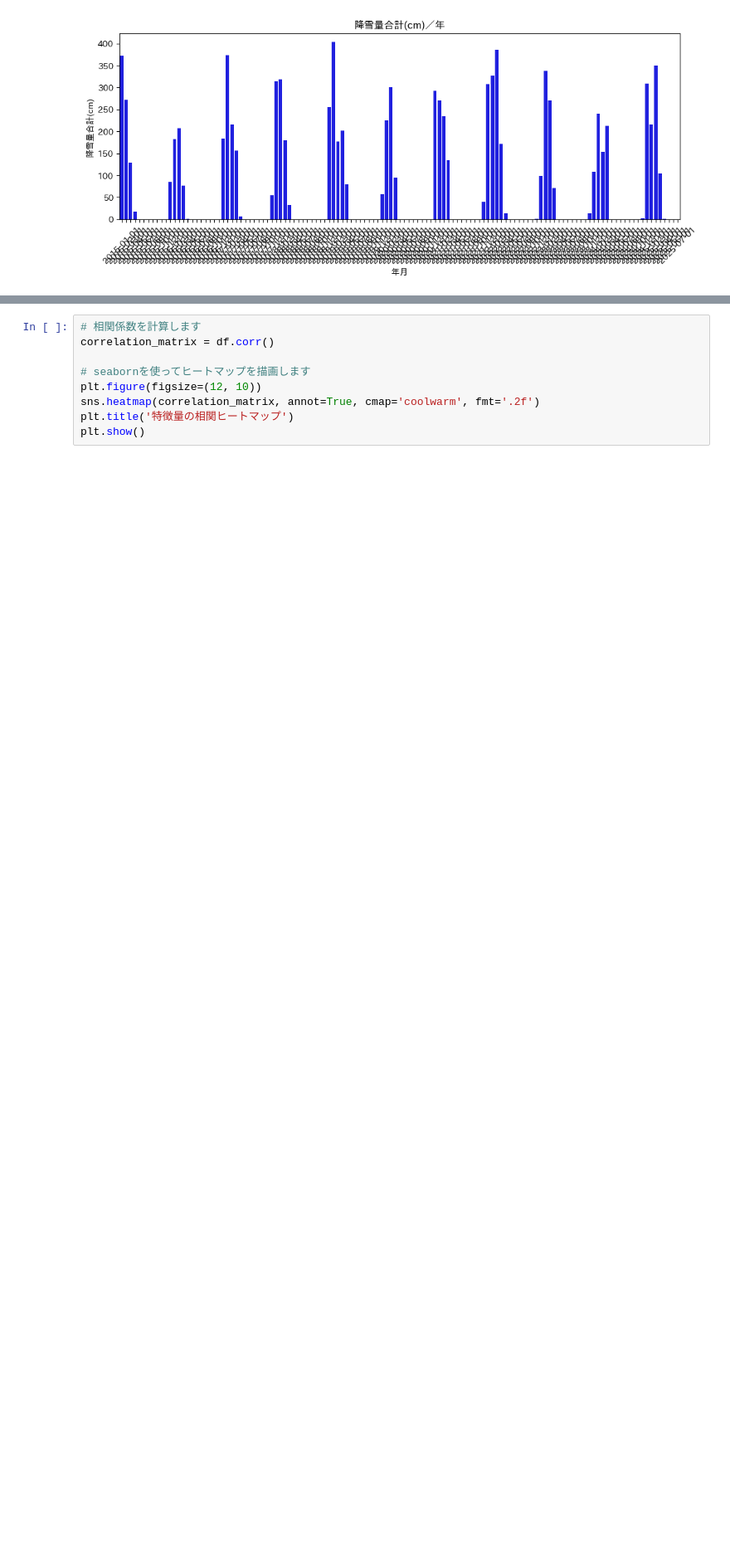
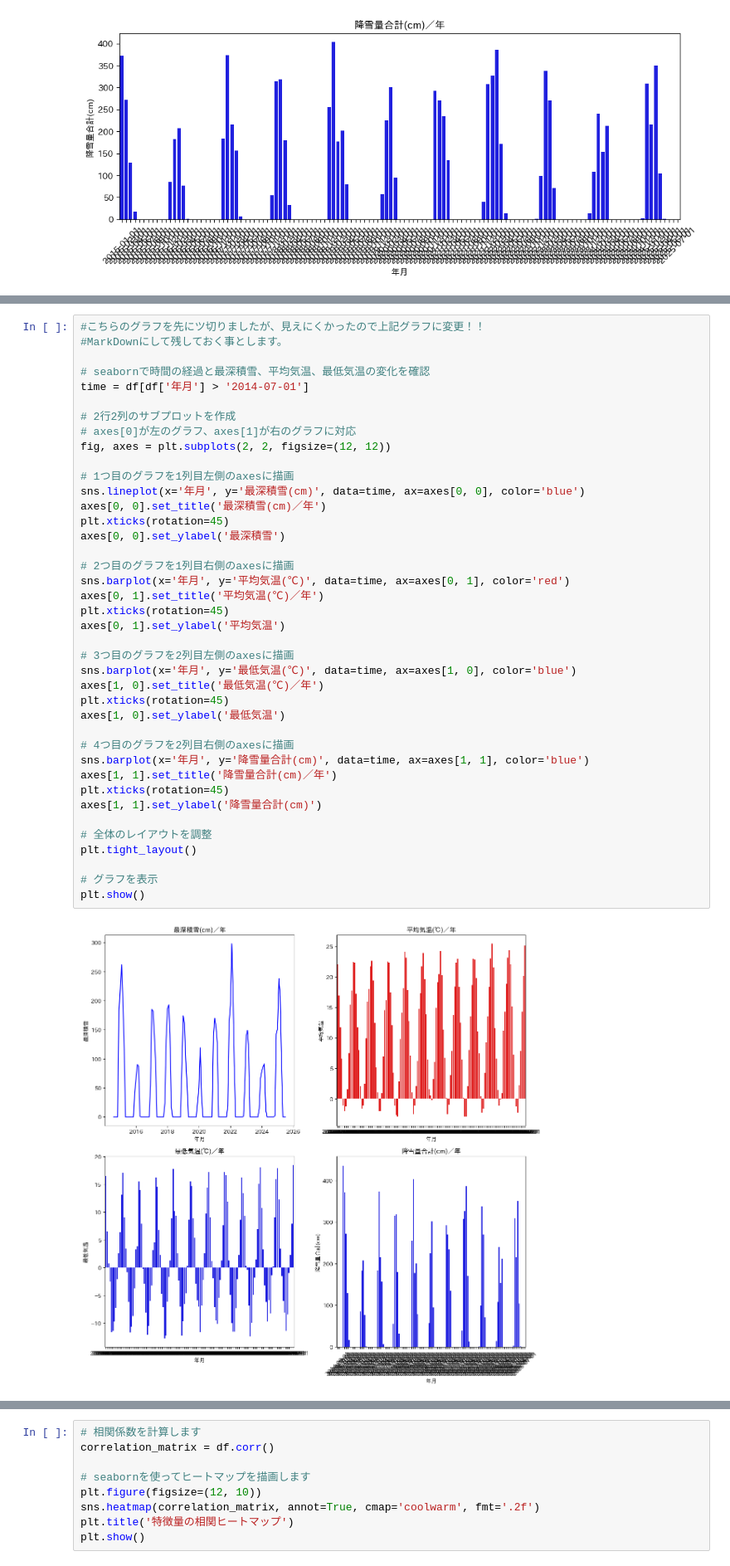
Before and after one commit to turborino/NozawaOnsen_Resort_DeepestSnowfall_Predict, a Jupyter notebook: NozawaOnsen_Snow_Predict.ipynb, the cells around one changed output, grey strips where cells are left out. Shown at 83% size. Saved outputs shown, nothing was run; the diff lists cells and outputs as text; blank space fills up the shorter version.

```diff
--- a/NozawaOnsen_Snow_Predict.ipynb
+++ b/NozawaOnsen_Snow_Predict.ipynb
@@ -250,3 +155,45 @@ plt.show()
+# %%
+#こちらのグラフを先にツ切りましたが、見えにくかったので上記グラフに変更！！
+#MarkDownにして残しておく事とします。
+
+# seabornで時間の経過と最深積雪、平均気温、最低気温の変化を確認
+time = df[df['年月'] > '2014-07-01']
+
+# 2行2列のサブプロットを作成
+# axes[0]が左のグラフ、axes[1]が右のグラフに対応
+fig, axes = plt.subplots(2, 2, figsize=(12, 12))
+
+# 1つ目のグラフを1列目左側のaxesに描画
+sns.lineplot(x='年月', y='最深積雪(cm)', data=time, ax=axes[0, 0], color='blue')
+axes[0, 0].set_title('最深積雪(cm)／年')
+plt.xticks(rotation=45)
+axes[0, 0].set_ylabel('最深積雪')
+
+# 2つ目のグラフを1列目右側のaxesに描画
+sns.barplot(x='年月', y='平均気温(℃)', data=time, ax=axes[0, 1], color='red')
+axes[0, 1].set_title('平均気温(℃)／年')
+plt.xticks(rotation=45)
+axes[0, 1].set_ylabel('平均気温')
+
+# 3つ目のグラフを2列目左側のaxesに描画
+sns.barplot(x='年月', y='最低気温(℃)', data=time, ax=axes[1, 0], color='blue')
+axes[1, 0].set_title('最低気温(℃)／年')
+plt.xticks(rotation=45)
+axes[1, 0].set_ylabel('最低気温')
+
+# 4つ目のグラフを2列目右側のaxesに描画
+sns.barplot(x='年月', y='降雪量合計(cm)', data=time, ax=axes[1, 1], color='blue')
+axes[1, 1].set_title('降雪量合計(cm)／年')
+plt.xticks(rotation=45)
+axes[1, 1].set_ylabel('降雪量合計(cm)')
+
+# 全体のレイアウトを調整
+plt.tight_layout()
+
+# グラフを表示
+plt.show()
+# %% [output]
+[figure, added]
 # %%
 # 年と月を抽出
 df['year'] = df['年月'].dt.year
```
Also changed, not shown: parts of 38 cells of this notebook.
